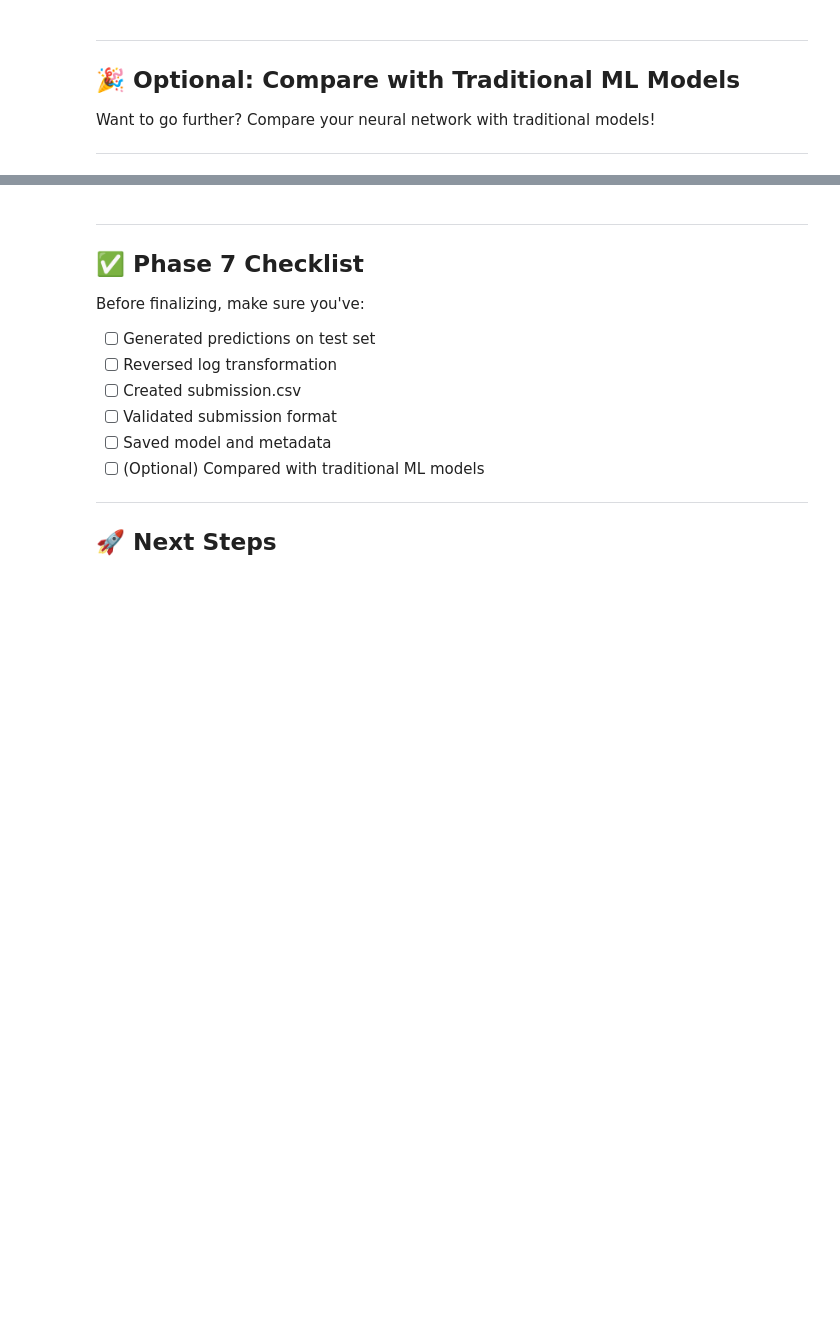
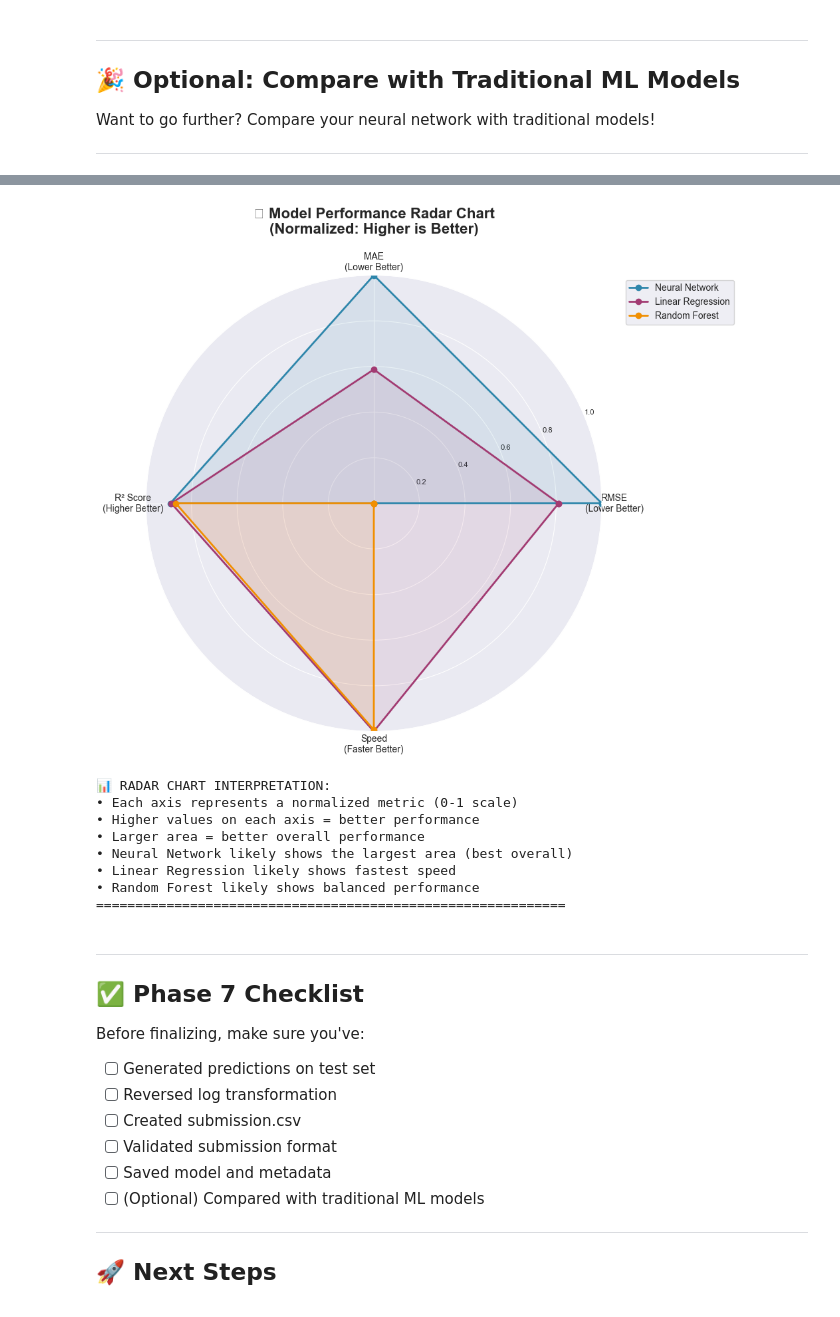
Before and after one commit to Tuminha/House-Prices-Prediction, a Jupyter notebook: notebooks/house_prices.ipynb, the cells around one changed output, grey strips where cells are left out. Drawn from its saved outputs; the diff is of its cells as text; code cells hidden in the pictures; blank space fills up the shorter version.

```diff
--- a/notebooks/house_prices.ipynb
+++ b/notebooks/house_prices.ipynb
@@ -1841,3 +2154,83 @@ Want to go further? Compare your neural network with traditional models!
+# %%
+# Create a radar chart for comprehensive model comparison
+from math import pi
+
+# Normalize metrics for radar chart (0-1 scale, higher is better)
+# For RMSE and MAE: invert (1 - normalized_value) since lower is better
+# For R²: use as is since higher is better
+# For Training Time: invert since faster is better
+
+# Normalize RMSE (lower is better, so invert)
+rmse_max = max(rmse_values)
+rmse_min = min(rmse_values)
+rmse_normalized = [(rmse_max - val) / (rmse_max - rmse_min) for val in rmse_values]
+
+# Normalize MAE (lower is better, so invert)
+mae_max = max(mae_values)
+mae_min = min(mae_values)
+mae_normalized = [(mae_max - val) / (mae_max - mae_min) for val in mae_values]
+
+# R² is already good as is (higher is better)
+r2_normalized = r2_values
+
+# Normalize Training Time (faster is better, so invert)
+time_max = max(training_times)
+time_min = min(training_times)
+time_normalized = [(time_max - val) / (time_max - time_min) for val in training_times]
+
+# Create radar chart
+fig, ax = plt.subplots(figsize=(10, 10), subplot_kw=dict(projection='polar'))
+
+# Categories for radar chart
+categories = ['RMSE\n(Lower Better)', 'MAE\n(Lower Better)', 'R² Score\n(Higher Better)', 'Speed\n(Faster Better)']
+N = len(categories)
+
+# Compute angle for each category
+angles = [n / float(N) * 2 * pi for n in range(N)]
+angles += angles[:1]  # Complete the circle
+
+# Add data for each model
+for i, model in enumerate(models):
+    values = [rmse_normalized[i], mae_normalized[i], r2_normalized[i], time_normalized[i]]
+    values += values[:1]  # Complete the circle
+
+    ax.plot(angles, values, 'o-', linewidth=2, label=model, color=colors[i])
+    ax.fill(angles, values, alpha=0.1, color=colors[i])
+
+# Add category labels
+ax.set_xticks(angles[:-1])
+ax.set_xticklabels(categories)
+ax.set_ylim(0, 1)
+ax.set_yticks([0.2, 0.4, 0.6, 0.8, 1.0])
+ax.set_yticklabels(['0.2', '0.4', '0.6', '0.8', '1.0'], fontsize=8)
+ax.grid(True)
+
+# Add title and legend
+plt.title('🏠 Model Performance Radar Chart\n(Normalized: Higher is Better)',
+          size=16, fontweight='bold', pad=20)
+plt.legend(loc='upper right', bbox_to_anchor=(1.3, 1.0))
+
+plt.tight_layout()
+plt.show()
+
+print("📊 RADAR CHART INTERPRETATION:")
+print("• Each axis represents a normalized metric (0-1 scale)")
+print("• Higher values on each axis = better performance")
+print("• Larger area = better overall performance")
+print("• Neural Network likely shows the largest area (best overall)")
+print("• Linear Regression likely shows fastest speed")
+print("• Random Forest likely shows balanced performance")
+print("=" * 60)
+# %% [output]
+[figure, added]
+📊 RADAR CHART INTERPRETATION:
+• Each axis represents a normalized metric (0-1 scale)
+• Higher values on each axis = better performance
+• Larger area = better overall performance
+• Neural Network likely shows the largest area (best overall)
+• Linear Regression likely shows fastest speed
+• Random Forest likely shows balanced performance
+============================================================
 # %% [markdown]
 ---
 
```
Also changed, not shown: parts of 13 cells of this notebook, 8 other files.
